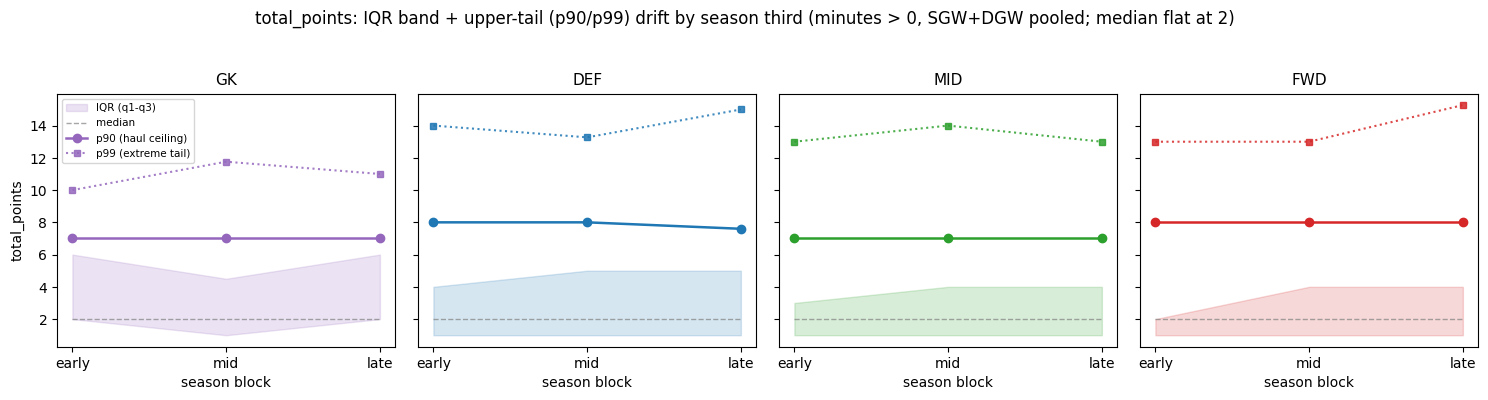
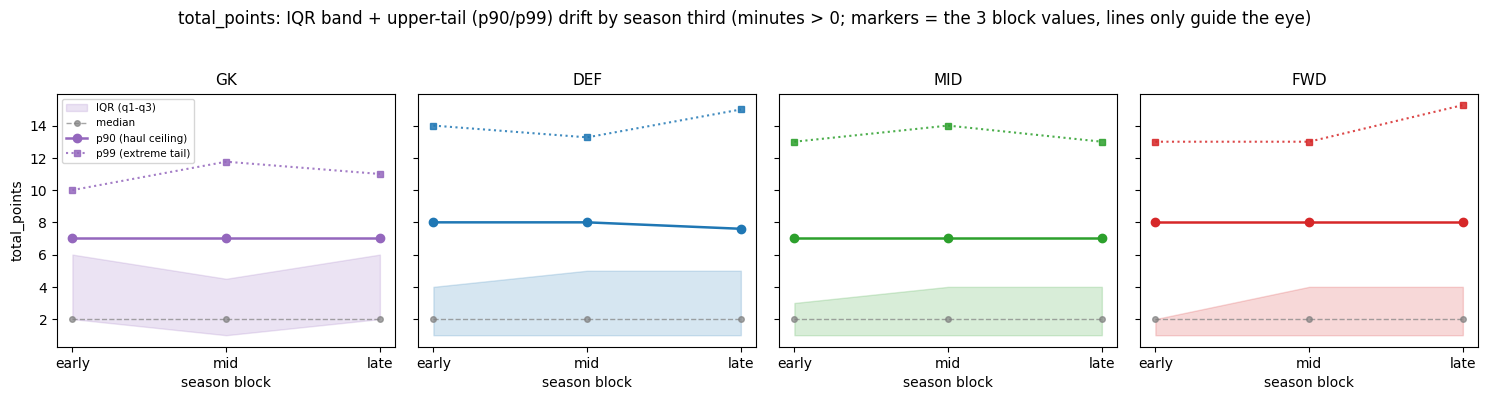
The notebook cell's code change between the first figure and the second:
--- before
+++ after
@@ -17,6 +17,6 @@
     c = colours[pos]
     ax.fill_between(x, q1, q3, color=c, alpha=0.18, label="IQR (q1-q3)")
-    ax.plot(x, med, "--", color="grey", lw=1, alpha=0.7, label="median")
-    ax.plot(x, p90, "-o", color=c, lw=1.8, label="p90 (haul ceiling)")
+    ax.plot(x, med, "--o", color="grey", lw=1, ms=4, alpha=0.7, label="median")
+    ax.plot(x, p90, "-o", color=c, lw=1.8, ms=6, label="p90 (haul ceiling)")
     ax.plot(x, p99, ":s", color=c, lw=1.5, ms=5, alpha=0.85, label="p99 (extreme tail)")
     ax.set_xticks(x)
@@ -27,5 +27,5 @@
 axes[0].legend(fontsize=7.5, loc="upper left")
 fig.suptitle("total_points: IQR band + upper-tail (p90/p99) drift by season third "
-             "(minutes > 0, SGW+DGW pooled; median flat at 2)", y=1.04)
+             "(minutes > 0; markers = the 3 block values, lines only guide the eye)", y=1.04)
 plt.tight_layout()
 plt.show()

Commit: fix(temporal): mark the 3 block values as points, not just connecting lines